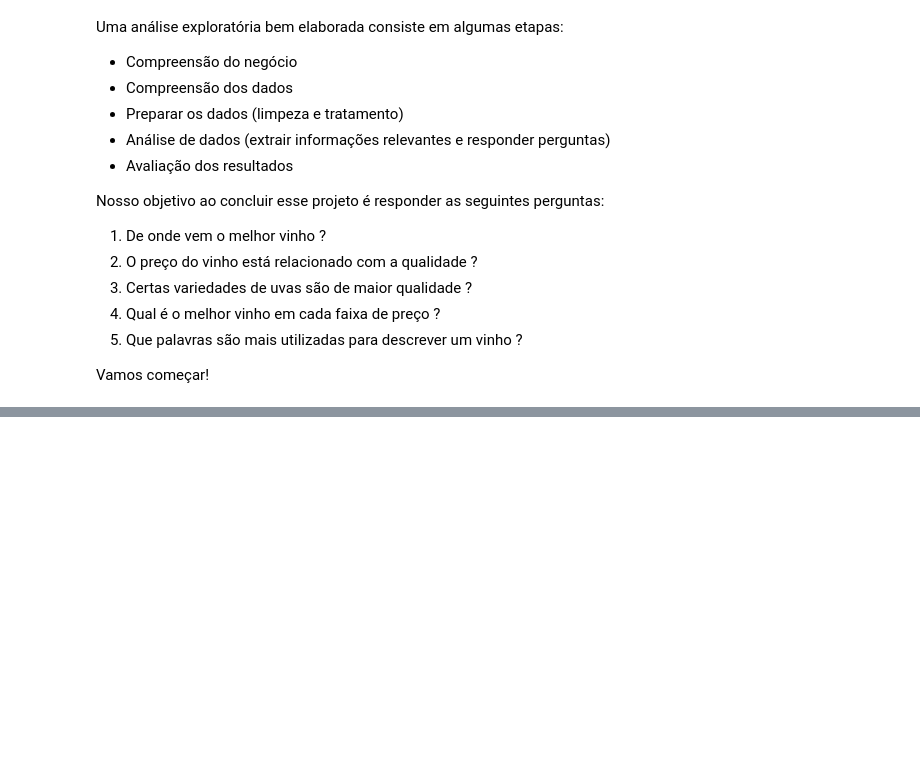
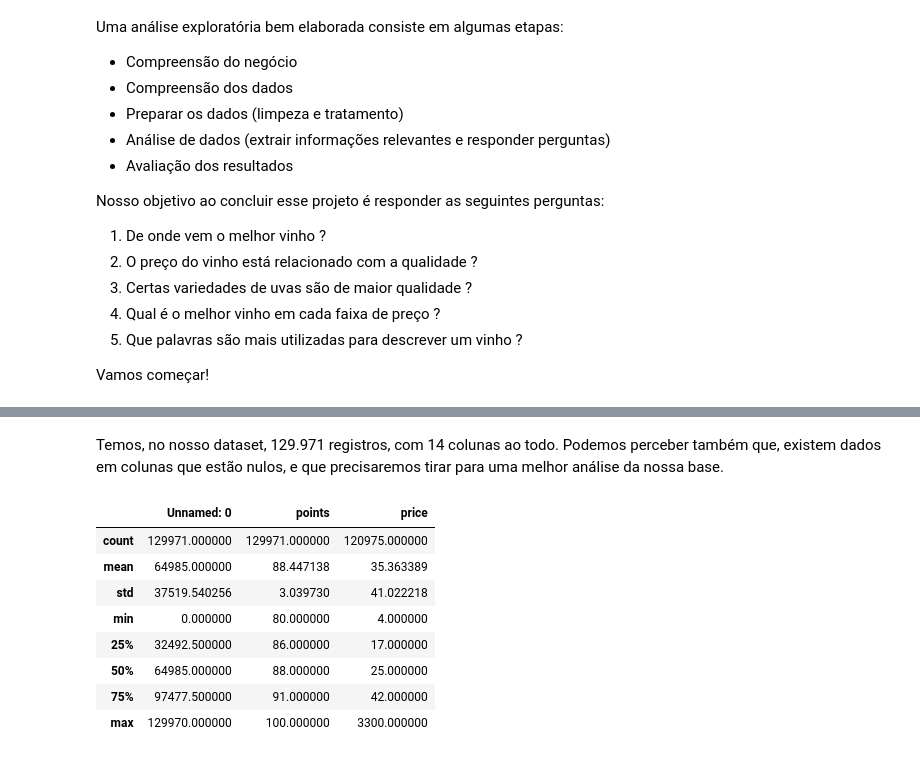
Before and after one commit to FTCLuis/Mineracao-de-Dados, a Jupyter notebook: Luis_Felipe_Laudacio.ipynb, the cells around one changed output, grey strips where cells are left out. Saved outputs shown, nothing was run; the diff lists cells and outputs as text; code cells hidden in the pictures; blank space fills up the shorter version.

```diff
--- a/Luis_Felipe_Laudacio.ipynb
+++ b/Luis_Felipe_Laudacio.ipynb
@@ -31,0 +108,14 @@ Vamos começar!
+# %% [markdown]
+Temos, no nosso dataset, 129.971 registros, com 14 colunas ao todo. Podemos perceber também que, existem dados em colunas que estão nulos, e que precisaremos tirar para uma melhor análise da nossa base.
+# %%
+df.describe()
+# %% [output]
+|  | Unnamed: 0 | points | price |
+| count | 129971.000000 | 129971.000000 | 120975.000000 |
+| mean | 64985.000000 | 88.447138 | 35.363389 |
+| std | 37519.540256 | 3.039730 | 41.022218 |
+| min | 0.000000 | 80.000000 | 4.000000 |
+| 25% | 32492.500000 | 86.000000 | 17.000000 |
+| 50% | 64985.000000 | 88.000000 | 25.000000 |
+| 75% | 97477.500000 | 91.000000 | 42.000000 |
+| max | 129970.000000 | 100.000000 | 3300.000000 |
```
Also changed, not shown: parts of 20 cells of this notebook.
